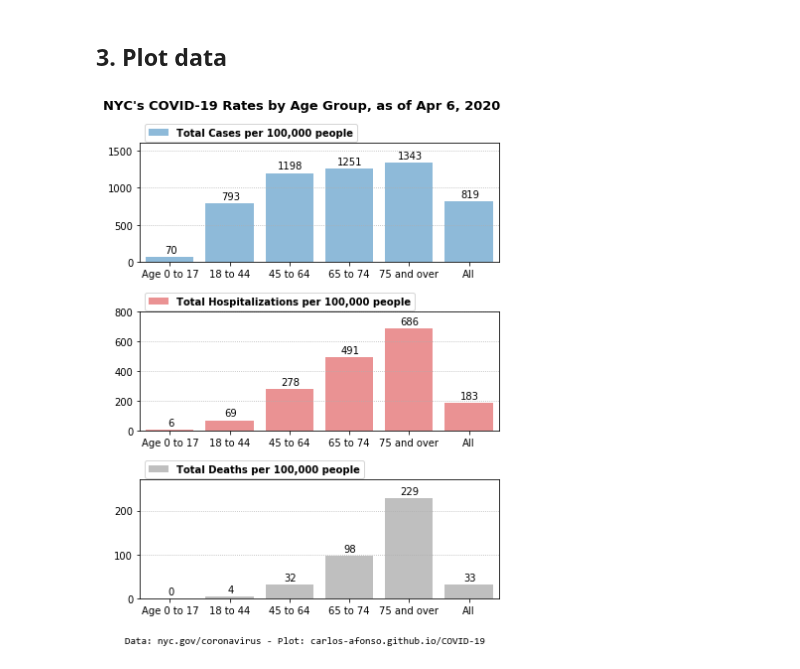
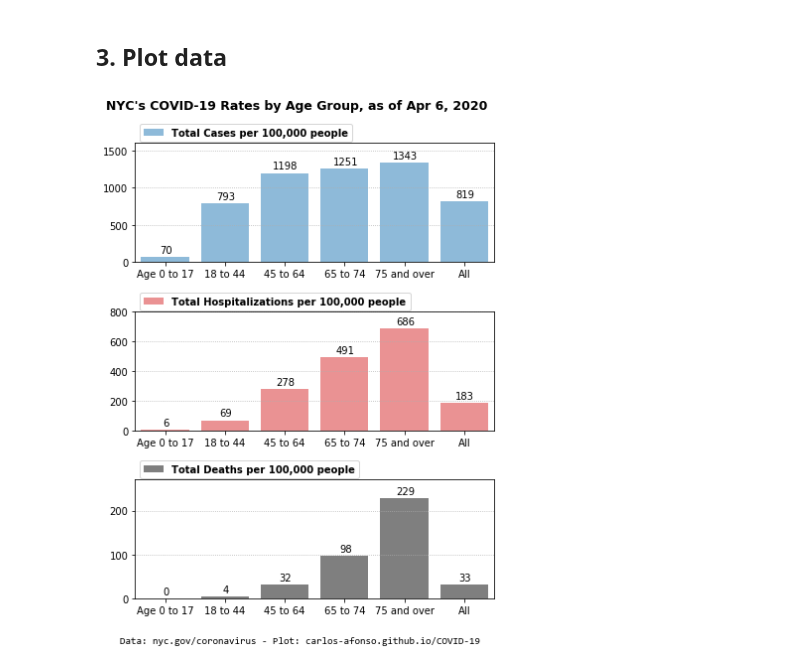
Before and after one commit to carlos-afonso/COVID-19, a Jupyter notebook: notebooks/nyc-covid-19-by-age.ipynb, the cells around one changed output. Saved outputs shown, nothing was run; the diff lists cells and outputs as text; code cells hidden in the pictures.

Commit message:
improves plot

```diff
--- a/notebooks/nyc-covid-19-by-age.ipynb
+++ b/notebooks/nyc-covid-19-by-age.ipynb
@@ -14,7 +14,7 @@ update_str = 'as of Apr 6, 2020'
 source_str = 'Data: nyc.gov/coronavirus - Plot: carlos-afonso.github.io/COVID-19'
 #source_str = 'Data: NYC Health: nyc.gov/coronavirus - Plot: carlos-afonso.github.io/COVID-19'
 
-file = '../data/nychealth-coronavirus-data/by-age.csv'
+file = '../data/nyc-health-github/by-age.csv'
 df = pd.read_csv(file)
 df
 # %% [output]
@@ -62,30 +62,30 @@ df
 # %%
 fig, (ax1, ax2, ax3) = plt.subplots(3, figsize=(6, 8), sharex=False)
 
 ax1.bar(df['group'], df['case_rate'], alpha=0.5, color='C0', label='Total Cases per 100,000 people')
 ax2.bar(df['group'], df['hosp_rate'], alpha=0.5, color='C3', label='Total Hospitalizations per 100,000 people')
-ax3.bar(df['group'], df['death_rate'], alpha=0.5, color='gray', label='Total Deaths per 100,000 people')
+ax3.bar(df['group'], df['death_rate'], alpha=0.5, color='k', label='Total Deaths per 100,000 people')
 
 ax1.set_ylim(0, 1600)
 ax2.set_ylim(0, 800)
 ax3.set_ylim(0, 270)
 
 for ax in (ax1, ax2, ax3):
     ax.set_xlim(-0.5, 5.5)
     ax.grid(axis='y', linestyle=':')
     ax.legend(bbox_to_anchor=(0, 1.2), loc='upper left', prop={'weight':'bold'})
     for i in ax.patches:
         [x, y] = [i.get_x(), i.get_height()]
         ax.annotate(str(int(round(y))), xy=[x, y], xytext=(25, 7), textcoords='offset points', ha='center', va='center')
 
-plt.suptitle('NYC\'s COVID-19 Rates by Age Group, ' + update_str, fontweight='bold', fontsize=13, x=0.48)
+plt.suptitle('NYC\'s COVID-19 Rates by Age Group, ' + update_str, fontweight='bold', fontsize=12.5, x=0.48)
 
 ax3.text(-0.75, -100, source_str, fontfamily='Consolas', fontsize=10)
 
 plt.tight_layout(pad=1.2, rect=[0, 0, 1, 0.96])
 plt.show()
 # %% [output]
-[figure, old version]
+[figure, new version]
 # %%
 # Save figure as SVG and PNG images
 file_path = '../images/nyc-covid-19-rates-by-age'
```
Also changed, not shown: 2 other files.
